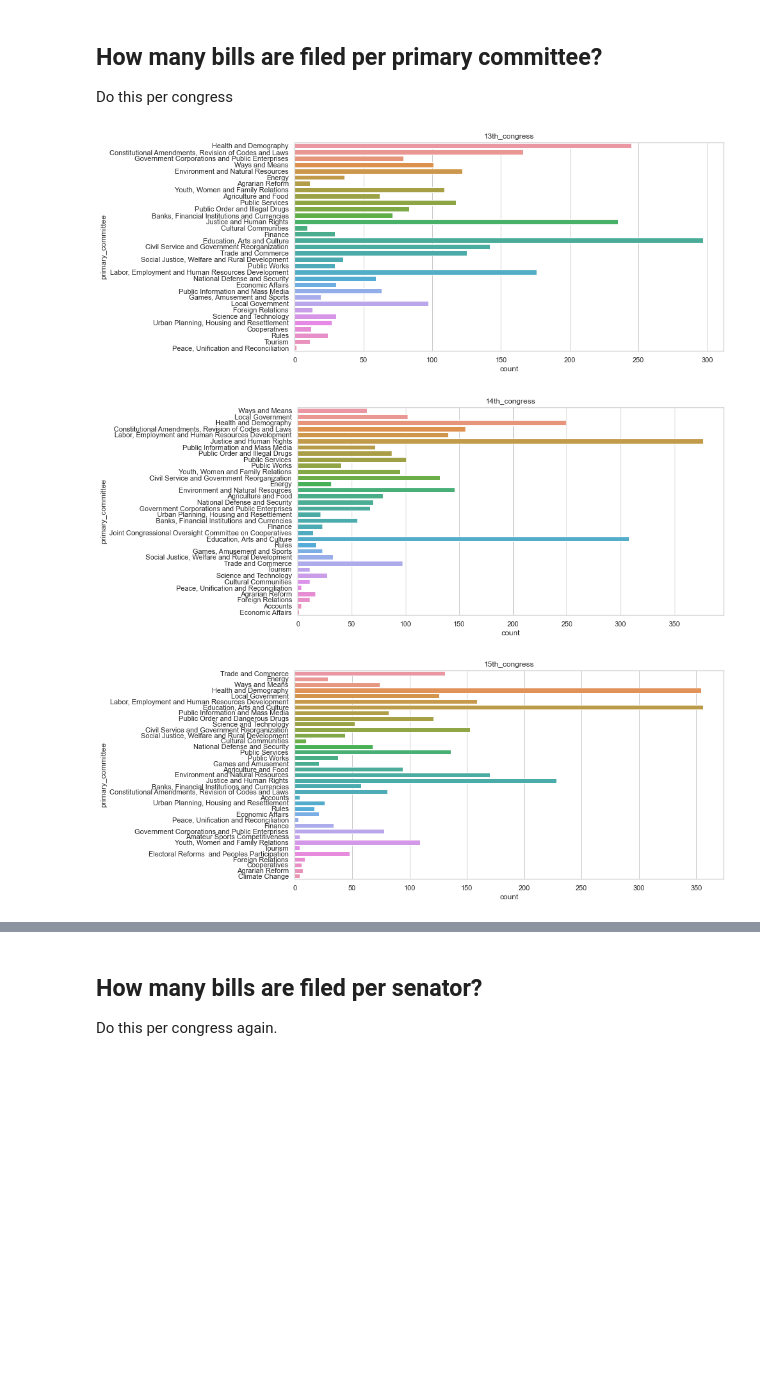
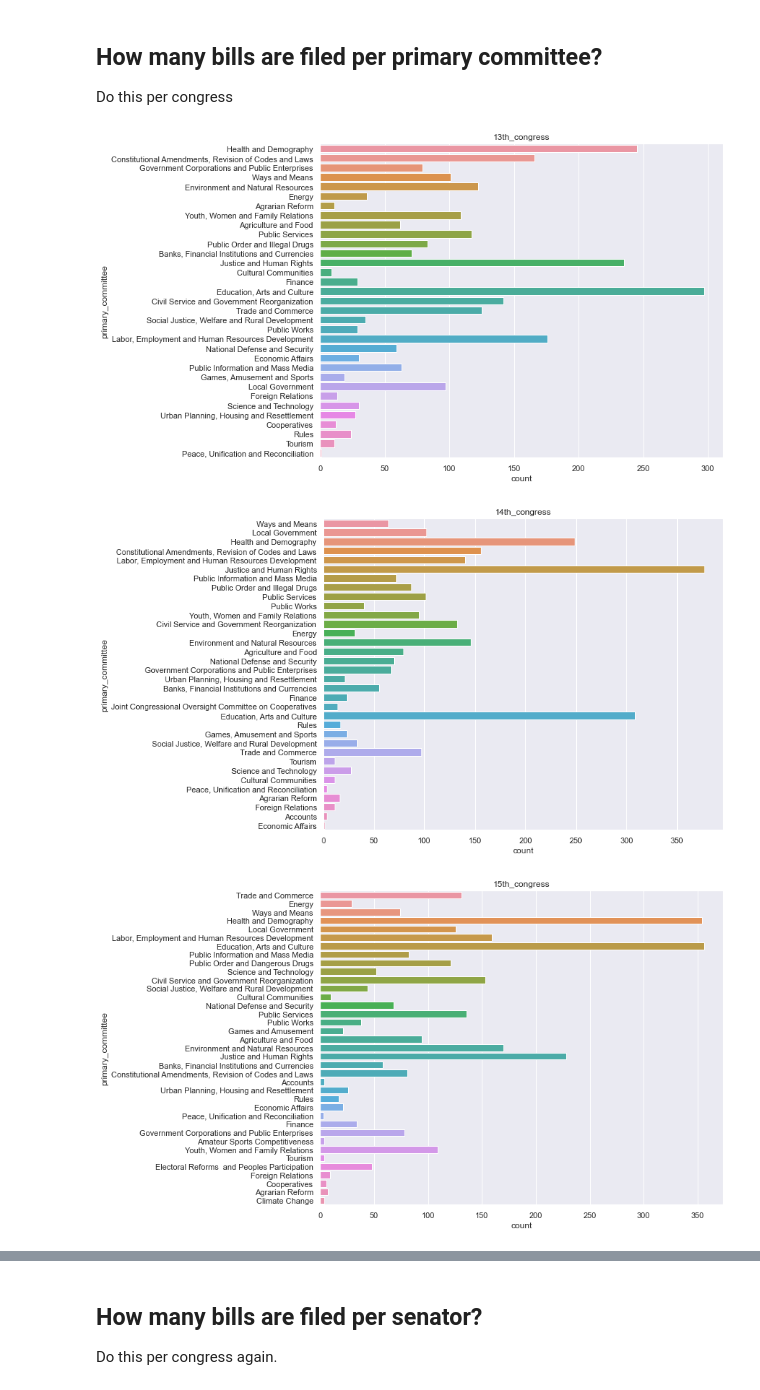
Before and after one commit to May-nerd/dmw-ml-final-project, a Jupyter notebook: final_paper/paper_ronald.ipynb, the cells around one changed output, grey strips where cells are left out. Saved outputs shown, nothing was run; the diff lists cells and outputs as text; code cells hidden in the pictures; blank space fills up the shorter version.

```diff
--- a/final_paper/paper_ronald.ipynb
+++ b/final_paper/paper_ronald.ipynb
@@ -349,11 +353,3 @@ Number of Bills per Month for each congress
 ## What are the Scope of the bills?
 1 Bar plot per congress.
 Show the number of unique scope.
-# %%
-list_Congress = dataset['Congress'].unique().tolist()
-for lst in  list_Congress:
-    df = dataset[dataset.Congress == lst]
-    df1 = df[['Congress', 'scope']]
-    plt.figure(figsize=(5, 3))
-    plt.title(lst)
-    sns.countplot(y='scope', data=df1)
@@ -366,0 +356,14 @@ for lst in  list_Congress:
+# %%
+
+sns.set(rc={'figure.figsize':(12,6)}) # Define the graph size
+
+gp = dataset.groupby(['Congress', 'scope'])
+df= gp.count()
+
+d=df.reset_index()
+
+d = d[['Congress','scope','congress']]
+d = d.rename(columns={'congress': 'TTL_Laws'})
+g = sns.barplot(y ='Congress', x = 'TTL_Laws', data = d, hue='scope')
+g.set_title('Per Congress per Scope of Bills')
+g.set_xlabel("Total # of Bills")
@@ -390,15 +396,16 @@ for ss in list_con:
 ## How many bills are filed per primary committee?
 Do this per congress
 # %%
+sns.set(rc={'figure.figsize':(10,8)},) # Define the graph size
+sns.set()
 list_Congress = dataset['Congress'].unique().tolist()
 for lst in  list_Congress:
     df = dataset[dataset.Congress == lst]
     df1 = df[['Congress', 'primary_committee']]
-    plt.figure(figsize=(12, 6))
     plt.title(lst)
-    sns.countplot(y='primary_committee', data=df1)
-#how to label per congress
+    sns.countplot(y='primary_committee', data=df1 )
+    plt.show()
 # %% [output]
-[figure, old version]
+[figure, new version]
-[figure, old version]
+[figure, new version]
-[figure, old version]
+[figure, new version]
```
Also changed, not shown: parts of 10 cells of this notebook.
